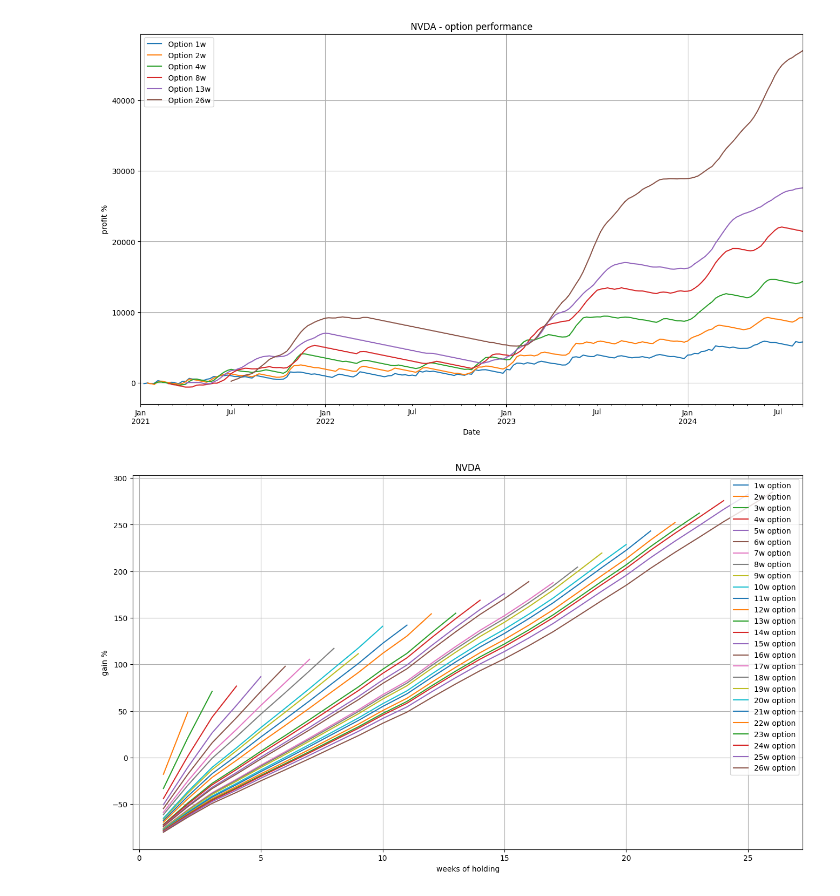
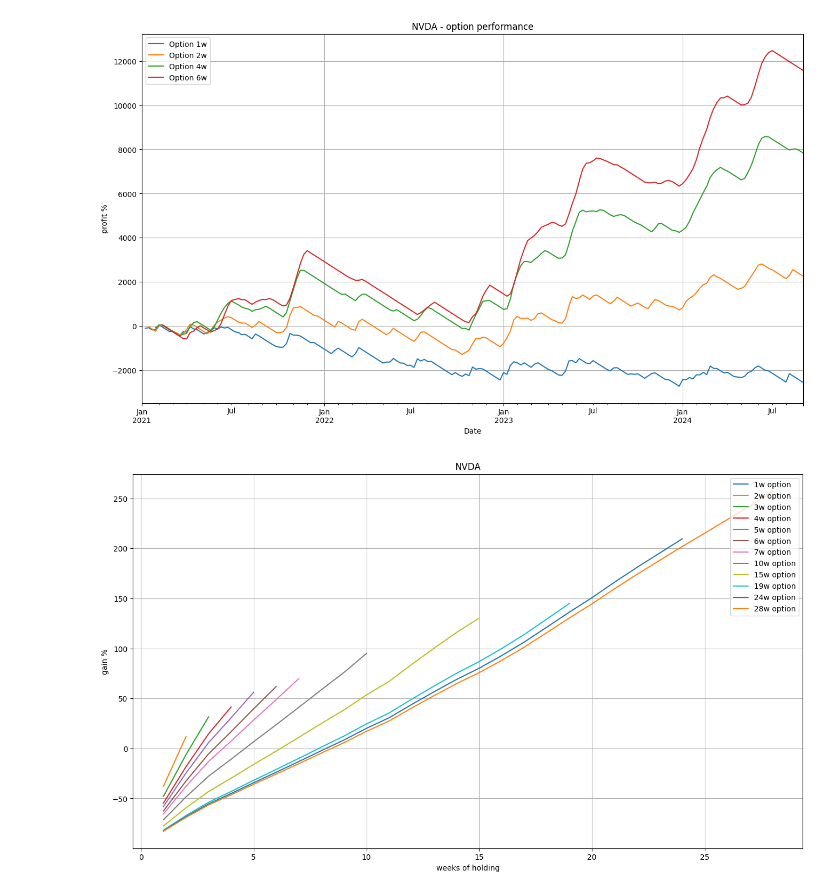
Before and after one commit to dotchev/stox, a Jupyter notebook: weekly-NVDA.ipynb, the cells around one changed output. Drawn from its saved outputs; the diff is of its cells as text; code cells hidden in the pictures.

Commit message:
Update option leverages

```diff
--- a/weekly-NVDA.ipynb
+++ b/weekly-NVDA.ipynb
@@ -34,15 +35,28 @@ display(history)
 max_weeks = 52
 # %%
 
-gap = (1/90)*100
+gap = (1/100)*100
 
-option_prices = {}
+option_prices = {
+    1: [103/3.45],
+    2: [103/4.82],
+    3: [103/5.75],
+    4: [103/6.60],
+    5: [103/7.15],
+    6: [103/8.00],
+    7: [103/8.70],
+    10: [103/10.47],
+    15: [103/13.30],
+    19: [103/16.40],
+    24: [103/17.00],
+    28: [104/17.60],
+}
 print('option leverages:')
 for w in sorted(option_prices.keys()):
     print(f'\t{w:2}w', *[f'{x:4.1f}' for x in option_prices[w]])
 
-option_leverage = {w:mean(option_prices[w]) for w in option_prices}
-option_leverage |= {1: 45.048954161103694,
+polygon_data = {
+ 1: 45.048954161103694,
  2: 28.34645669291339,
  3: 23.078757717985823,
  4: 19.33139534883721,
@@ -51,7 +65,7 @@ option_leverage |= {1: 45.048954161103694,
  7: 14.24426477485154,
  8: 13.38747901649057,
  9: 11.738148984198647,
- 10: 12.073272273105745,
+ 10: 11.445997569, #12.073272273105745,
  11: 11.153846153846153,
  12: 10.614525139664805,
  13: 9.758771929824562,
@@ -68,6 +82,9 @@ option_leverage |= {1: 45.048954161103694,
  24: 7.292856343074684,
  25: 7.112068965517242,
  26: 6.854838709677419}
+
+option_leverage = {w:mean(option_prices[w]) for w in option_prices}
+# option_leverage = polygon_data
 print('mean option leverage, break even:')
 for w in sorted(option_leverage.keys()):
     print(f'\t{w:2}w {option_leverage[w]:4.1f} {gap + 100/option_leverage[w]:4.1f}%')
@@ -97,7 +114,7 @@ stock_change = [None]
 option_performance = []
 for weeks in range(1, max_weeks+1):
     stock_changes = history['Close'].pct_change(periods=weeks) * 100
-    stock_change.append(stock_changes.median())
+    stock_change.append(stock_changes.mean())
     window_max = history['High'].rolling(window=pd.api.indexers.FixedForwardWindowIndexer(window_size=weeks)).max()
 
     if weeks in option_leverage:
@@ -200,16 +232,16 @@ plt.show()
 # %%
 plt.figure(figsize=(16,9))
 
-for w in [1,2,4,8,13,26]:
+for w in [1,2,4,6]:
     history[f'Option {w}w'].cumsum().plot()
 
 plt.legend()
 plt.title(f'{tickerSymbol} - option performance')
 plt.ylabel('profit %')
 plt.grid()
 plt.show()
 # %% [output]
-[figure, old version]
+[figure, new version]
 # %%
 plt.figure(figsize=(16,9))
 
@@ -230,4 +262,4 @@ plt.ylabel('gain %')
 plt.grid()
 plt.show()
 # %% [output]
-[figure, old version]
+[figure, new version]
```
Also changed, not shown: parts of 9 cells of this notebook, 25 other files.
